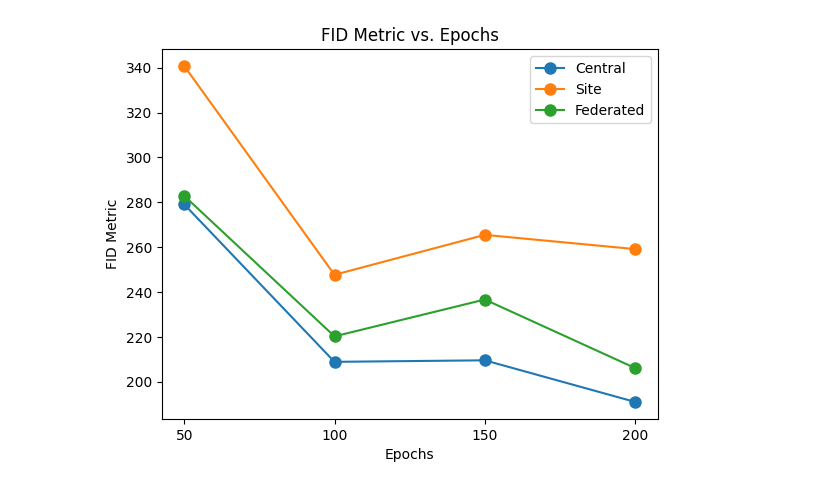
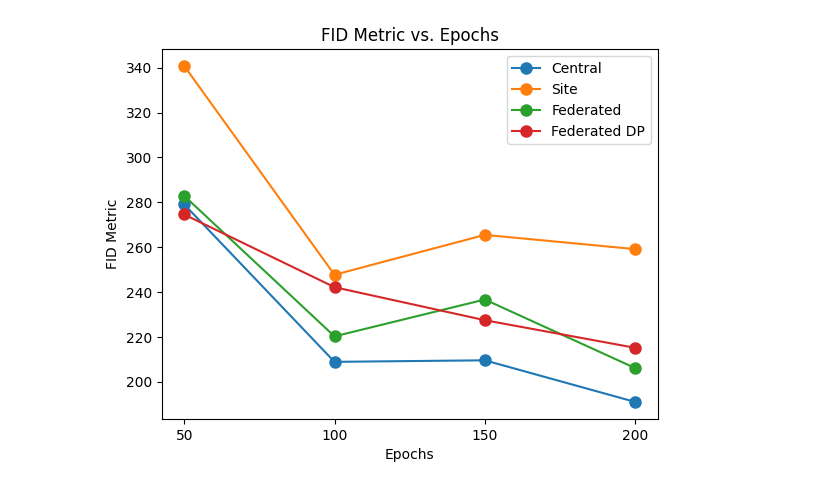
Before and after one commit to eduardpauliuc/fedpix, a Jupyter notebook: plots/plot_notebook.ipynb, the cells around one changed output. Drawn from its saved outputs; the diff is of its cells as text; code cells hidden in the pictures.

Commit message:
Add plotting

```diff
--- a/plots/plot_notebook.ipynb
+++ b/plots/plot_notebook.ipynb
@@ -3,29 +3,31 @@ import matplotlib.pyplot as plt
 # %%
 # Your FID metric values
 epochs = [50, 100, 150, 200]
 fid_values_central = [279.0527474097098, 208.85317152042427, 209.5353934053711, 190.9847592153065]
 fid_values_site = [340.7764292350358, 247.66225086937212, 265.45961268671954, 259.1145972171544]
 fid_values_federated = [282.8523129396619, 220.21262486503966, 236.63588280160866, 206.08029278701636]
+fid_values_dpfed = [274.5464297143294, 242.13335586010686, 227.41657590365855, 215.11081269729948]
 
 plt.plot(epochs, fid_values_central, linestyle='-', marker='o', markersize=8, label='Central')
 plt.plot(epochs, fid_values_site, linestyle='-', marker='o', markersize=8, label='Site')
 plt.plot(epochs, fid_values_federated, linestyle='-', marker='o', markersize=8, label='Federated')
+plt.plot(epochs, fid_values_dpfed, linestyle='-', marker='o', markersize=8, label='Federated DP')
 
 plt.xlabel('Epochs')
 plt.ylabel('FID Metric')
 plt.title('FID Metric vs. Epochs')
 
 # Customize the plot's appearance (optional)
 # plt.grid(True)
 plt.xticks(epochs)
 plt.legend()
 
 # Save the plot as a file (optional)
 plt.savefig('fid.png')
 
 plt.show()
 # %% [output]
-[figure, old version]
+[figure, new version]
 # %%
 images_dir = '../generated/handpicked/central_200'
 # %%
```
Also changed, not shown: parts of 2 cells of this notebook, 3 other files.
